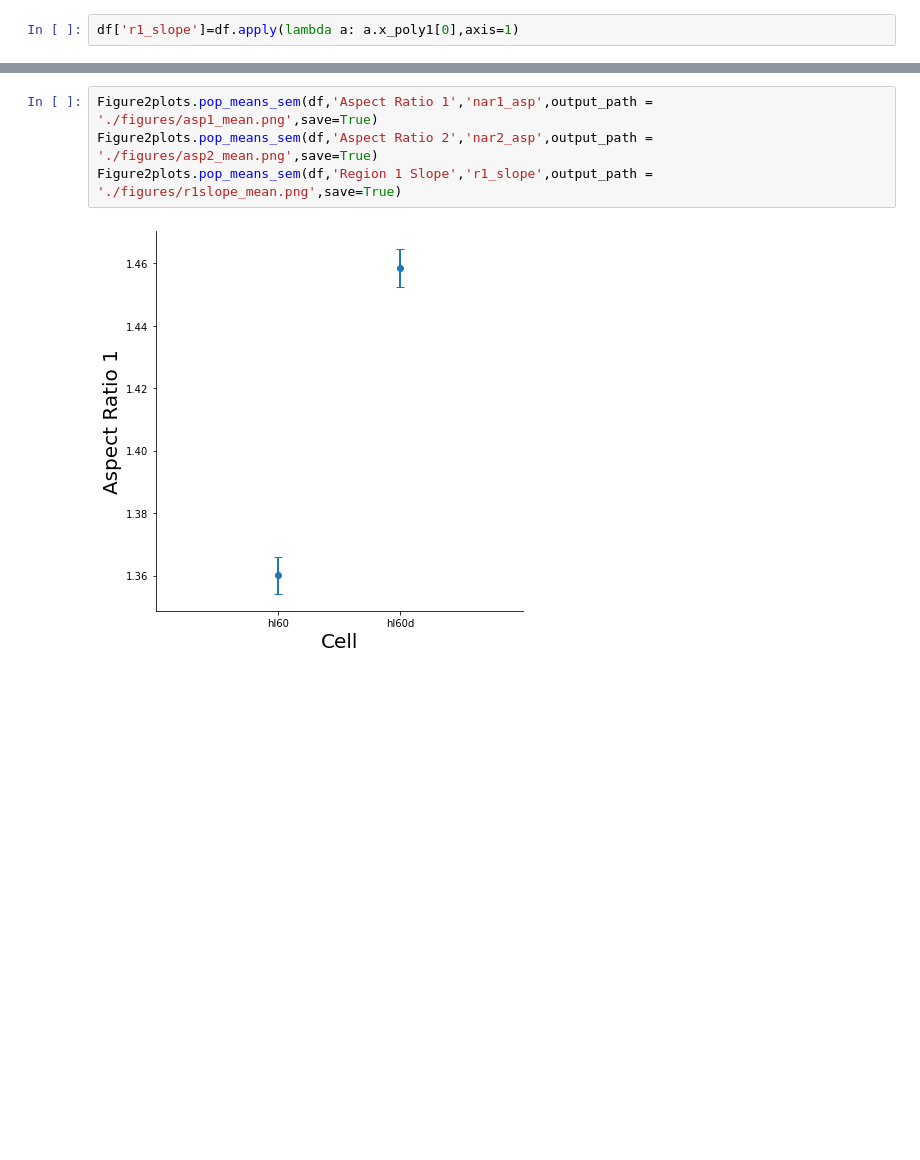
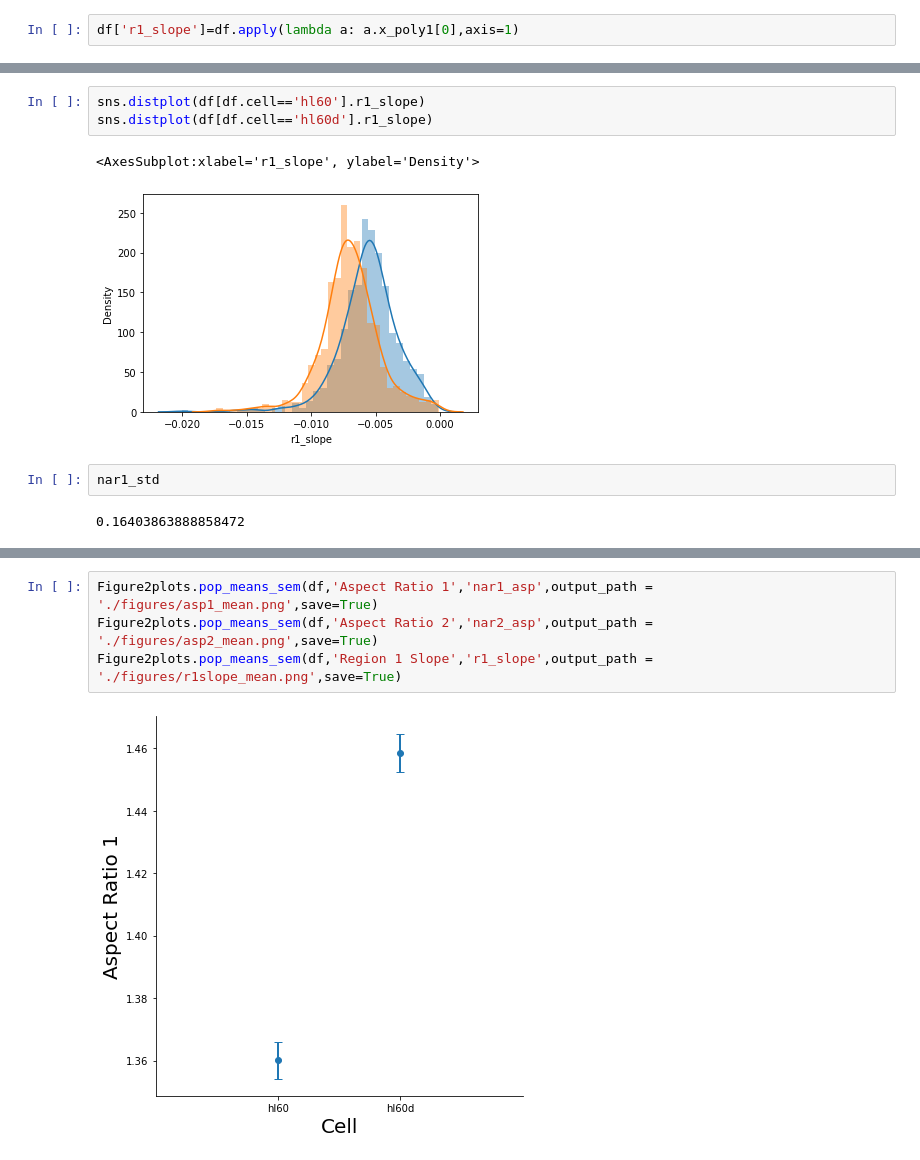
Before and after one commit to siwylab/time-series-dc, a Jupyter notebook: Figure 2.ipynb, the cells around one changed output, grey strips where cells are left out. Saved outputs shown, nothing was run; the diff lists cells and outputs as text; blank space fills up the shorter version.

```diff
--- a/Figure 2.ipynb
+++ b/Figure 2.ipynb
@@ -62,0 +111,10 @@ df['r1_slope']=df.apply(lambda a: a.x_poly1[0],axis=1)
+# %%
+sns.distplot(df[df.cell=='hl60'].r1_slope)
+sns.distplot(df[df.cell=='hl60d'].r1_slope)
+# %% [output]
+<AxesSubplot:xlabel='r1_slope', ylabel='Density'>
+[figure, added]
+# %%
+nar1_std
+# %% [output]
+0.16403863888858472
```
Also changed, not shown: parts of 10 cells of this notebook, 7 other files.
